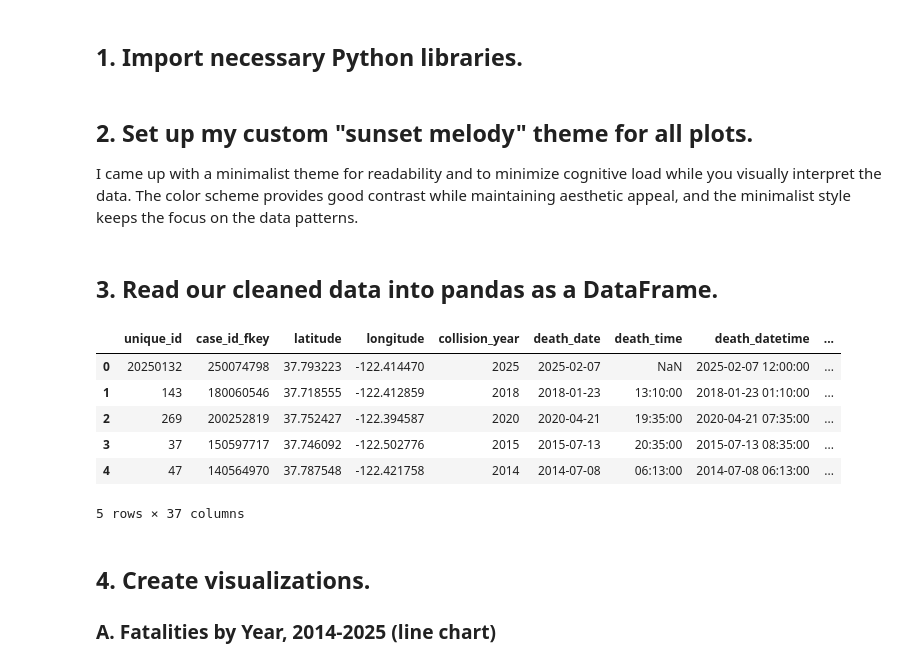
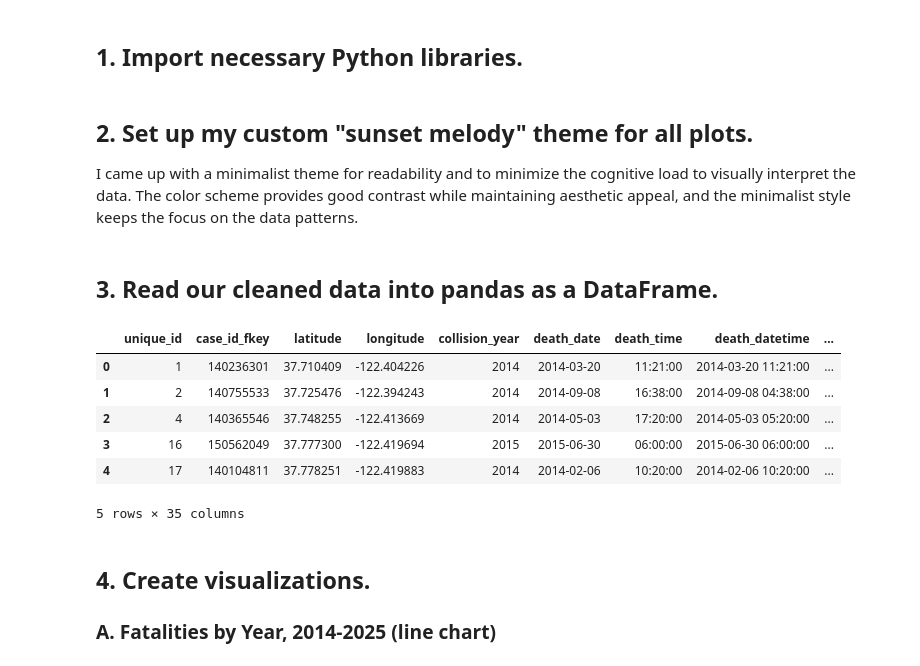
Before and after one commit to lingasc/sf-crash-fatalities, a Jupyter notebook: code/02-data-viz-fatalities.ipynb, the cells around one changed output. Drawn from its saved outputs; the diff is of its cells as text; code cells hidden in the pictures.

```diff
--- a/code/02-data-viz-fatalities.ipynb
+++ b/code/02-data-viz-fatalities.ipynb
@@ -41,7 +47,7 @@ import calendar
 from scipy import stats
 # %% [markdown]
 ## 2. Set up my custom "sunset melody" theme for all plots.
-I came up with a minimalist theme for readability and to minimize cognitive load while you visually interpret the data. The color scheme provides good contrast while maintaining aesthetic appeal, and the minimalist style keeps the focus on the data patterns.
+I came up with a minimalist theme for readability and to minimize the cognitive load to visually interpret the data. The color scheme provides good contrast while maintaining aesthetic appeal, and the minimalist style keeps the focus on the data patterns.
 # %%
 # Set the style for all plots
 plt.style.use('seaborn-v0_8-whitegrid')
@@ -60,16 +66,16 @@ sns.set_palette(sunset_melody)
 ## 3. Read our cleaned data into pandas as a DataFrame.
 # %%
 # Read the cleaned data into pandas.
-df = pd.read_csv('../data/fatality_data_processed.csv')
+df = pd.read_csv('../data/cleaned_fatalities.csv')
 df.head()
 # %% [output]
 |  | unique_id | case_id_fkey | latitude | longitude | collision_year | death_date | death_time | death_datetime | ... |
-| 0 | 20250132 | 250074798 | 37.793223 | -122.414470 | 2025 | 2025-02-07 | NaN | 2025-02-07 12:00:00 | ... |
-| 1 | 143 | 180060546 | 37.718555 | -122.412859 | 2018 | 2018-01-23 | 13:10:00 | 2018-01-23 01:10:00 | ... |
-| 2 | 269 | 200252819 | 37.752427 | -122.394587 | 2020 | 2020-04-21 | 19:35:00 | 2020-04-21 07:35:00 | ... |
-| 3 | 37 | 150597717 | 37.746092 | -122.502776 | 2015 | 2015-07-13 | 20:35:00 | 2015-07-13 08:35:00 | ... |
-| 4 | 47 | 140564970 | 37.787548 | -122.421758 | 2014 | 2014-07-08 | 06:13:00 | 2014-07-08 06:13:00 | ... |
+| 0 | 1 | 140236301 | 37.710409 | -122.404226 | 2014 | 2014-03-20 | 11:21:00 | 2014-03-20 11:21:00 | ... |
+| 1 | 2 | 140755533 | 37.725476 | -122.394243 | 2014 | 2014-09-08 | 16:38:00 | 2014-09-08 04:38:00 | ... |
+| 2 | 4 | 140365546 | 37.748255 | -122.413669 | 2014 | 2014-05-03 | 17:20:00 | 2014-05-03 05:20:00 | ... |
+| 3 | 16 | 150562049 | 37.777300 | -122.419694 | 2015 | 2015-06-30 | 06:00:00 | 2015-06-30 06:00:00 | ... |
+| 4 | 17 | 140104811 | 37.778251 | -122.419883 | 2014 | 2014-02-06 | 10:20:00 | 2014-02-06 10:20:00 | ... |
-5 rows × 37 columns
+5 rows × 35 columns
 # %% [markdown]
 ## 4. Create visualizations.
 ### A. Fatalities by Year, 2014-2025 (line chart)
```
Also changed, not shown: parts of 12 cells of this notebook, 3 other files.
